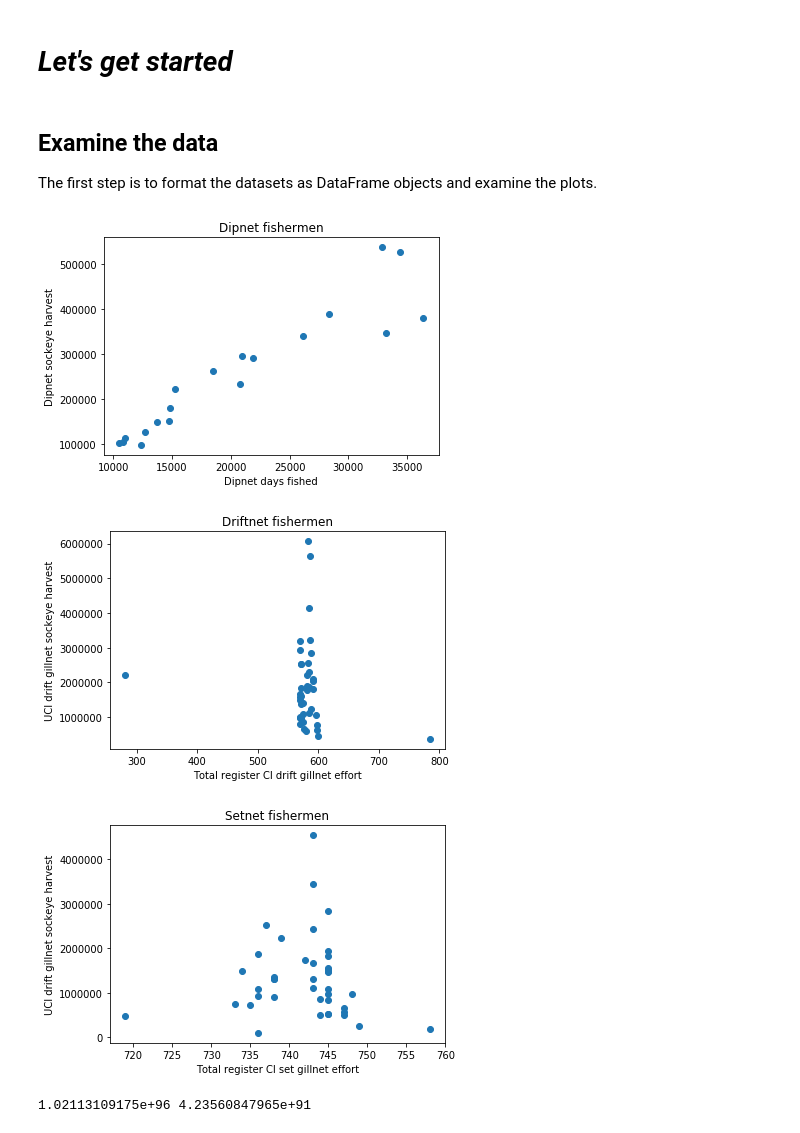
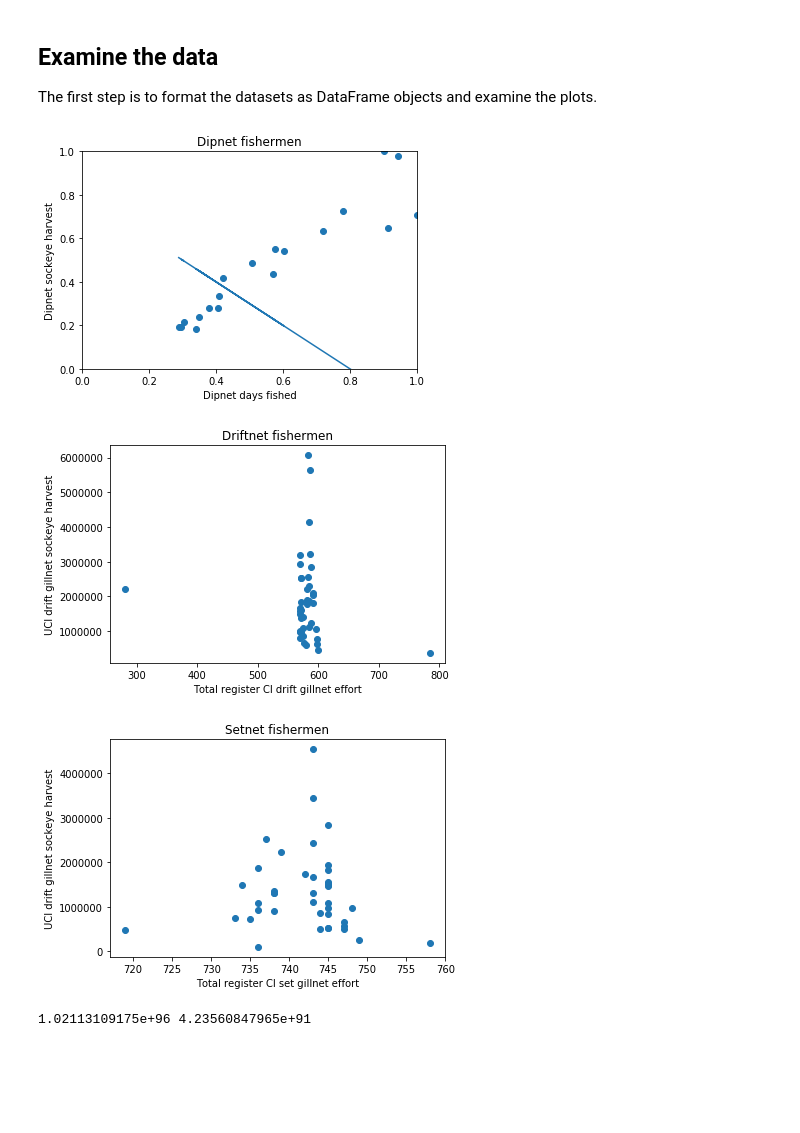
Before and after one commit to NguyenDa18/MachineLearning_HW1, a Jupyter notebook: HW1_pt1_fishery.ipynb, the cells around one changed output. Saved outputs shown, nothing was run; the diff lists cells and outputs as text; code cells hidden in the pictures; blank space fills up the shorter version.

Commit message:
Plotting line in scatter plot

```diff
--- a/HW1_pt1_fishery.ipynb
+++ b/HW1_pt1_fishery.ipynb
@@ -43,5 +46,3 @@ for i in n_epochs:
-# %% [markdown]
-# _Let's get started_
 # %% [markdown]
 ## Examine the data
 The first step is to format the datasets as DataFrame objects and examine the plots.
@@ -51,42 +52,62 @@ import matplotlib.pyplot as plt
 import numpy as np
 from sklearn.metrics import r2_score
 
+
 batch_sizes = [1,5,10,15,20]
+b1 = -1.0
+b0 = 0.8
+
+
 
 # Load dataframes
 dip_df = pd.read_csv("dip-har-eff.csv")
 drift_df = pd.read_csv("drift-har-eff.csv")
 set_df = pd.read_csv("set-har-eff.csv")
 
-# Show scatter plots
-
+# Gather info
 dip_X = dip_df.iloc[:,1]
 dip_Y = dip_df.iloc[:,2]
+
+dip_X_max = np.max(dip_X)
+dip_Y_max = np.max(dip_Y)
+
+X = np.true_divide (dip_X, dip_X_max)
+Y = np.true_divide (dip_Y, dip_Y_max)
+
 plt.title('Dipnet fishermen')
 plt.xlabel('Dipnet days fished')
 plt.ylabel('Dipnet sockeye harvest')
-plt.scatter(dip_X, dip_Y)
+plt.xlim(0,max(X))
+plt.ylim(0,max(Y))
+plt.scatter(X, Y)
+plt.plot (X, b1*X + b0)
 
 plt.show()
 
 drift_X = drift_df.iloc[:,1]
 drift_Y = drift_df.iloc[:,2]
+drift_X_max = np.max(drift_X)
+drift_Y_max = np.max(drift_Y)
+
 plt.title('Driftnet fishermen')
 plt.xlabel('Total register CI drift gillnet effort')
 plt.ylabel('UCI drift gillnet sockeye harvest')
 plt.scatter(drift_X, drift_Y)
 
 plt.show()
 
 set_X = set_df.iloc[:,1]
 set_Y = set_df.iloc[:,2]
+set_X_max = np.max(set_X)
+set_Y_max = np.max(set_Y)
+
 plt.title('Setnet fishermen')
 plt.xlabel('Total register CI set gillnet effort')
 plt.ylabel('UCI drift gillnet sockeye harvest')
 plt.scatter(set_X, set_Y)
 
 plt.show()
 # %% [output]
-[figure, old version]
+[figure, new version]
 [figure]
 [figure]
```
Also changed, not shown: parts of 4 cells of this notebook.
